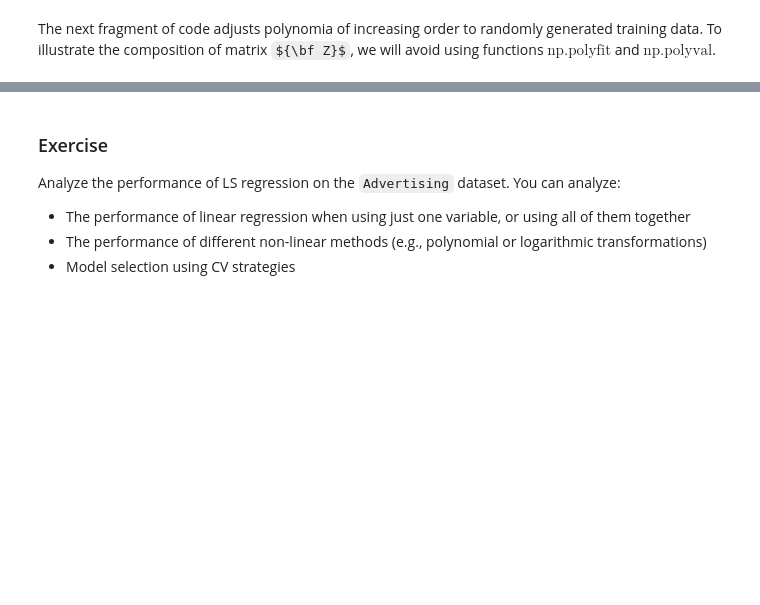
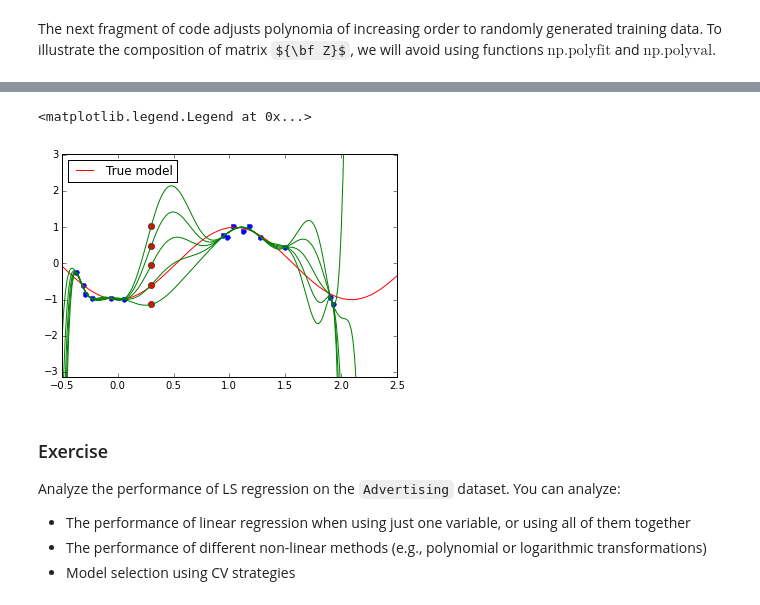
Before and after one commit to ML4DS/ML4all, a Jupyter notebook: 3.Regression_LS/regresion_LS.ipynb, the cells around one changed output, grey strips where cells are left out. Drawn from its saved outputs; the diff is of its cells as text; code cells hidden in the pictures; some formulas as TeX source; blank space fills up the shorter version.

Commit message:
New nb: ML regression

```diff
--- a/3.Regression_LS/regresion_LS.ipynb
+++ b/3.Regression_LS/regresion_LS.ipynb
@@ -287,3 +290,41 @@ plt.legend(loc='best')
+# %%
+n_points = 15
+n_grid = 200
+frec = 3
+std_n = 0.2
+n_val_16 = 5
+degree = 12
+
+X_tr = 3 * np.random.random((n_points,1)) - 0.5
+S_tr = - np.cos(frec*X_tr) + std_n * np.random.randn(n_points,1)
+X_grid = np.linspace(-.5,2.5,n_grid)
+S_grid = - np.cos(frec*X_grid) #Noise free for the true model
+
+X_16 = .3 * np.ones((n_val_16,))
+S_16 = np.linspace(np.min(S_tr),np.max(S_tr),n_val_16)
+
+fig = plt.figure()
+ax = fig.add_subplot(111)
+ax.plot(X_tr,S_tr,'b.',markersize=10)
+ax.plot(X_16,S_16,'ro',markersize=6)
+ax.plot(X_grid,S_grid,'r-',label='True model')
+
+for el in zip(X_16,S_16):
+    #Add point to the training set
+    X_tr_iter = np.append(X_tr,el[0])
+    S_tr_iter = np.append(S_tr,el[1])
+
+    #Obtain LS regression coefficients and evaluate it at X_grid
+    w_LS = np.polyfit(X_tr_iter, S_tr_iter, degree)
+    S_grid_iter = np.polyval(w_LS,X_grid)
+    ax.plot(X_grid,S_grid_iter,'g-')
+
+ax.set_xlim(-.5,2.5)
+ax.set_ylim(S_16[0]-2,S_16[-1]+2)
+ax.legend(loc='best')
+# %% [output]
+<matplotlib.legend.Legend at 0x...>
+[figure, added]
 # %% [markdown]
 ### Exercise
 
```
Also changed, not shown: parts of 11 cells of this notebook, 10 other files.
